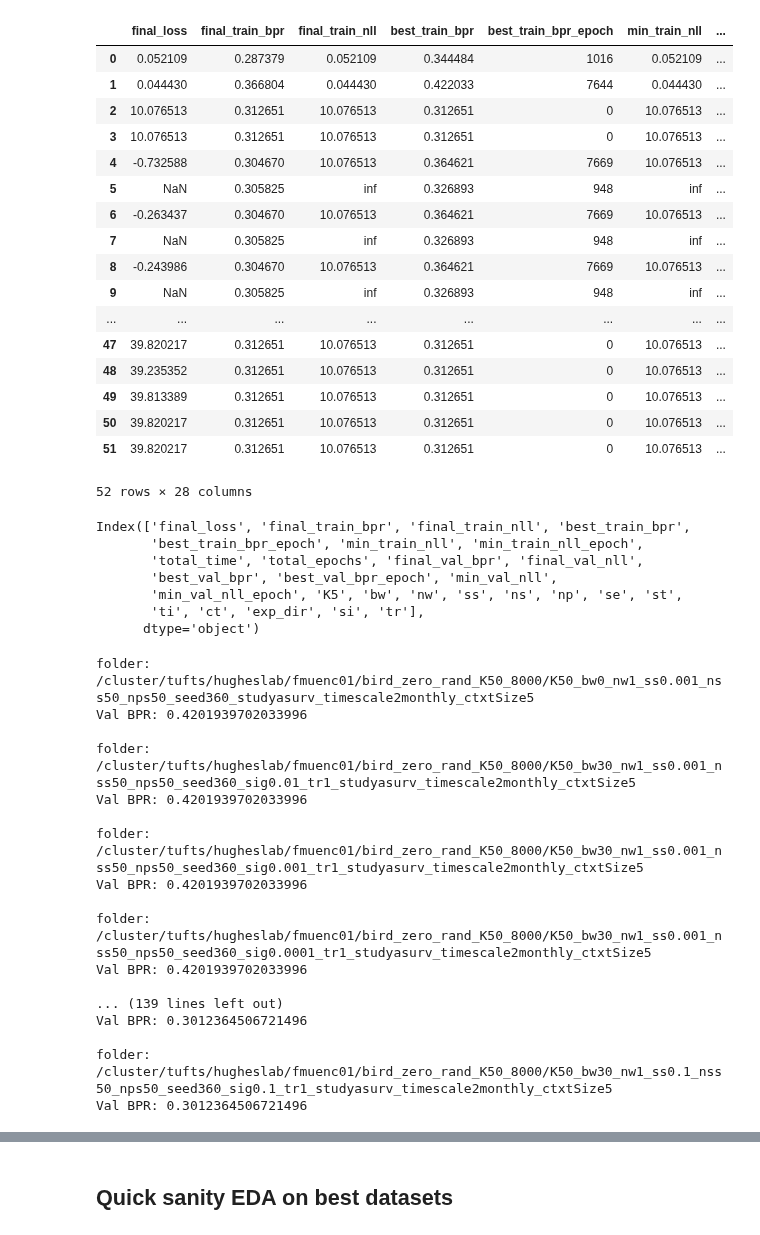
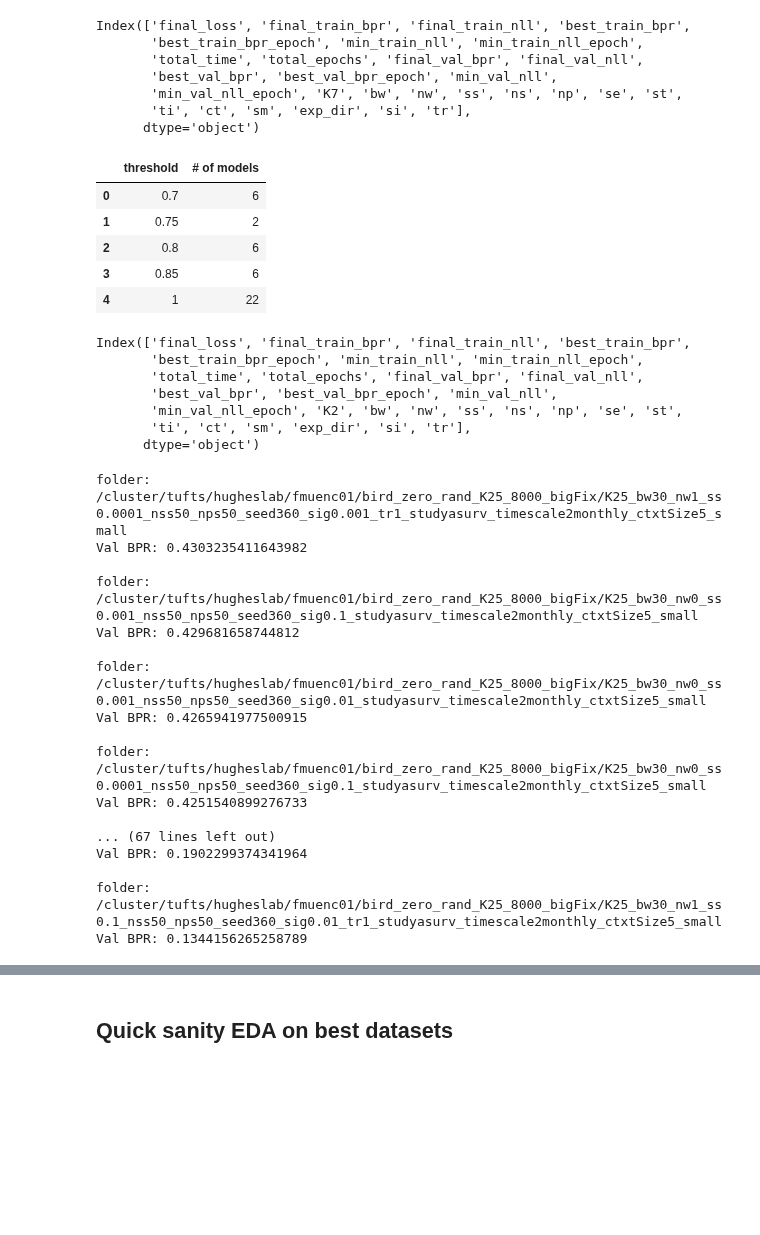
Before and after one commit to kheuton/prob_diff_topk, a Jupyter notebook: CheckOpioidResults.ipynb, the cells around one changed output, grey strips where cells are left out. Drawn from its saved outputs; the diff is of its cells as text; code cells hidden in the pictures; blank space fills up the shorter version.

```diff
--- a/CheckOpioidResults.ipynb
+++ b/CheckOpioidResults.ipynb
@@ -203,6 +212,6 @@ def find_best_model_and_evaluate(base_dir, data_dir, device='cuda', K=100):
 # %%
-data_dir = '/cluster/home/fmuenc01/code/prob_diff_topk'
-base_dir = '/cluster/tufts/hugheslab/fmuenc01/bird_zero_rand_K50_8000/'
+data_dir = '/cluster/tufts/hugheslab/fmuenc01/code/prob_diff_topk/data_dir/asurv/2monthly_ctxtSize5_small/'
+base_dir = '/cluster/tufts/hugheslab/fmuenc01/bird_zero_rand_K75_8000_bigFix/asurv/'
 # %%
 
 def make_negative_binomial_report(exp_dir, title=None):
@@ -387,24 +364,22 @@ results[results['nw']=='0']
 # %%
-results
+results.columns
 # %% [output]
-|  | final_loss | final_train_bpr | final_train_nll | best_train_bpr | best_train_bpr_epoch | min_train_nll | ... |
-| 0 | 0.052109 | 0.287379 | 0.052109 | 0.344484 | 1016 | 0.052109 | ... |
-| 1 | 0.044430 | 0.366804 | 0.044430 | 0.422033 | 7644 | 0.044430 | ... |
-| 2 | 10.076513 | 0.312651 | 10.076513 | 0.312651 | 0 | 10.076513 | ... |
-| 3 | 10.076513 | 0.312651 | 10.076513 | 0.312651 | 0 | 10.076513 | ... |
-| 4 | -0.732588 | 0.304670 | 10.076513 | 0.364621 | 7669 | 10.076513 | ... |
-| 5 | NaN | 0.305825 | inf | 0.326893 | 948 | inf | ... |
-| 6 | -0.263437 | 0.304670 | 10.076513 | 0.364621 | 7669 | 10.076513 | ... |
-| 7 | NaN | 0.305825 | inf | 0.326893 | 948 | inf | ... |
-| 8 | -0.243986 | 0.304670 | 10.076513 | 0.364621 | 7669 | 10.076513 | ... |
-| 9 | NaN | 0.305825 | inf | 0.326893 | 948 | inf | ... |
-| ... | ... | ... | ... | ... | ... | ... | ... |
-| 47 | 39.820217 | 0.312651 | 10.076513 | 0.312651 | 0 | 10.076513 | ... |
-| 48 | 39.235352 | 0.312651 | 10.076513 | 0.312651 | 0 | 10.076513 | ... |
-| 49 | 39.813389 | 0.312651 | 10.076513 | 0.312651 | 0 | 10.076513 | ... |
-| 50 | 39.820217 | 0.312651 | 10.076513 | 0.312651 | 0 | 10.076513 | ... |
-| 51 | 39.820217 | 0.312651 | 10.076513 | 0.312651 | 0 | 10.076513 | ... |
-52 rows × 28 columns
+Index(['final_loss', 'final_train_bpr', 'final_train_nll', 'best_train_bpr',
+       'best_train_bpr_epoch', 'min_train_nll', 'min_train_nll_epoch',
+       'total_time', 'total_epochs', 'final_val_bpr', 'final_val_nll',
+       'best_val_bpr', 'best_val_bpr_epoch', 'min_val_nll',
+       'min_val_nll_epoch', 'K7', 'bw', 'nw', 'ss', 'ns', 'np', 'se', 'st',
+       'ti', 'ct', 'sm', 'exp_dir', 'si', 'tr'],
+      dtype='object')
+# %%
+results.groupby('tr').count()[['final_loss']].reset_index().rename({'tr': 'threshold', 'final_loss': '# of models'}, axis=1)
+# %% [output]
+|  | threshold | # of models |
+| 0 | 0.7 | 6 |
+| 1 | 0.75 | 2 |
+| 2 | 0.8 | 6 |
+| 3 | 0.85 | 6 |
+| 4 | 1 | 22 |
 # %%
 results.columns
 # %% [output]
@@ -412,8 +387,8 @@ Index(['final_loss', 'final_train_bpr', 'final_train_nll', 'best_train_bpr',
        'best_train_bpr_epoch', 'min_train_nll', 'min_train_nll_epoch',
        'total_time', 'total_epochs', 'final_val_bpr', 'final_val_nll',
        'best_val_bpr', 'best_val_bpr_epoch', 'min_val_nll',
-       'min_val_nll_epoch', 'K5', 'bw', 'nw', 'ss', 'ns', 'np', 'se', 'st',
-       'ti', 'ct', 'exp_dir', 'si', 'tr'],
+       'min_val_nll_epoch', 'K2', 'bw', 'nw', 'ss', 'ns', 'np', 'se', 'st',
+       'ti', 'ct', 'sm', 'exp_dir', 'si', 'tr'],
       dtype='object')
 # %%
 for i, row in results.sort_values(by='best_val_bpr', ascending=False).iterrows():
@@ -422,20 +397,20 @@ for i, row in results.sort_values(by='best_val_bpr', ascending=False).iterrows()
 
     print("")
 # %% [output]
-folder: /cluster/tufts/hugheslab/fmuenc01/bird_zero_rand_K50_8000/K50_bw0_nw1_ss0.001_nss50_nps50_seed360_studyasurv_timescale2monthly_ctxtSize5
-Val BPR: 0.4201939702033996
+folder: /cluster/tufts/hugheslab/fmuenc01/bird_zero_rand_K25_8000_bigFix/K25_bw30_nw1_ss0.0001_nss50_nps50_seed360_sig0.001_tr1_studyasurv_timescale2monthly_ctxtSize5_small
+Val BPR: 0.4303235411643982
 
-folder: /cluster/tufts/hugheslab/fmuenc01/bird_zero_rand_K50_8000/K50_bw30_nw1_ss0.001_nss50_nps50_seed360_sig0.01_tr1_studyasurv_timescale2monthly_ctxtSize5
-Val BPR: 0.4201939702033996
+folder: /cluster/tufts/hugheslab/fmuenc01/bird_zero_rand_K25_8000_bigFix/K25_bw30_nw0_ss0.001_nss50_nps50_seed360_sig0.1_studyasurv_timescale2monthly_ctxtSize5_small
+Val BPR: 0.429681658744812
 
-folder: /cluster/tufts/hugheslab/fmuenc01/bird_zero_rand_K50_8000/K50_bw30_nw1_ss0.001_nss50_nps50_seed360_sig0.001_tr1_studyasurv_timescale2monthly_ctxtSize5
-Val BPR: 0.4201939702033996
+folder: /cluster/tufts/hugheslab/fmuenc01/bird_zero_rand_K25_8000_bigFix/K25_bw30_nw0_ss0.001_nss50_nps50_seed360_sig0.01_studyasurv_timescale2monthly_ctxtSize5_small
+Val BPR: 0.4265941977500915
 
-folder: /cluster/tufts/hugheslab/fmuenc01/bird_zero_rand_K50_8000/K50_bw30_nw1_ss0.001_nss50_nps50_seed360_sig0.0001_tr1_studyasurv_timescale2monthly_ctxtSize5
-Val BPR: 0.4201939702033996
+folder: /cluster/tufts/hugheslab/fmuenc01/bird_zero_rand_K25_8000_bigFix/K25_bw30_nw0_ss0.0001_nss50_nps50_seed360_sig0.1_studyasurv_timescale2monthly_ctxtSize5_small
+Val BPR: 0.4251540899276733
 
-... (139 lines left out)
-Val BPR: 0.3012364506721496
+... (67 lines left out)
+Val BPR: 0.1902299374341964
 
-folder: /cluster/tufts/hugheslab/fmuenc01/bird_zero_rand_K50_8000/K50_bw30_nw1_ss0.1_nss50_nps50_seed360_sig0.1_tr1_studyasurv_timescale2monthly_ctxtSize5
-Val BPR: 0.3012364506721496
+folder: /cluster/tufts/hugheslab/fmuenc01/bird_zero_rand_K25_8000_bigFix/K25_bw30_nw1_ss0.1_nss50_nps50_seed360_sig0.01_tr1_studyasurv_timescale2monthly_ctxtSize5_small
+Val BPR: 0.1344156265258789
```
Also changed, not shown: parts of 7 cells of this notebook, 24 other files.
